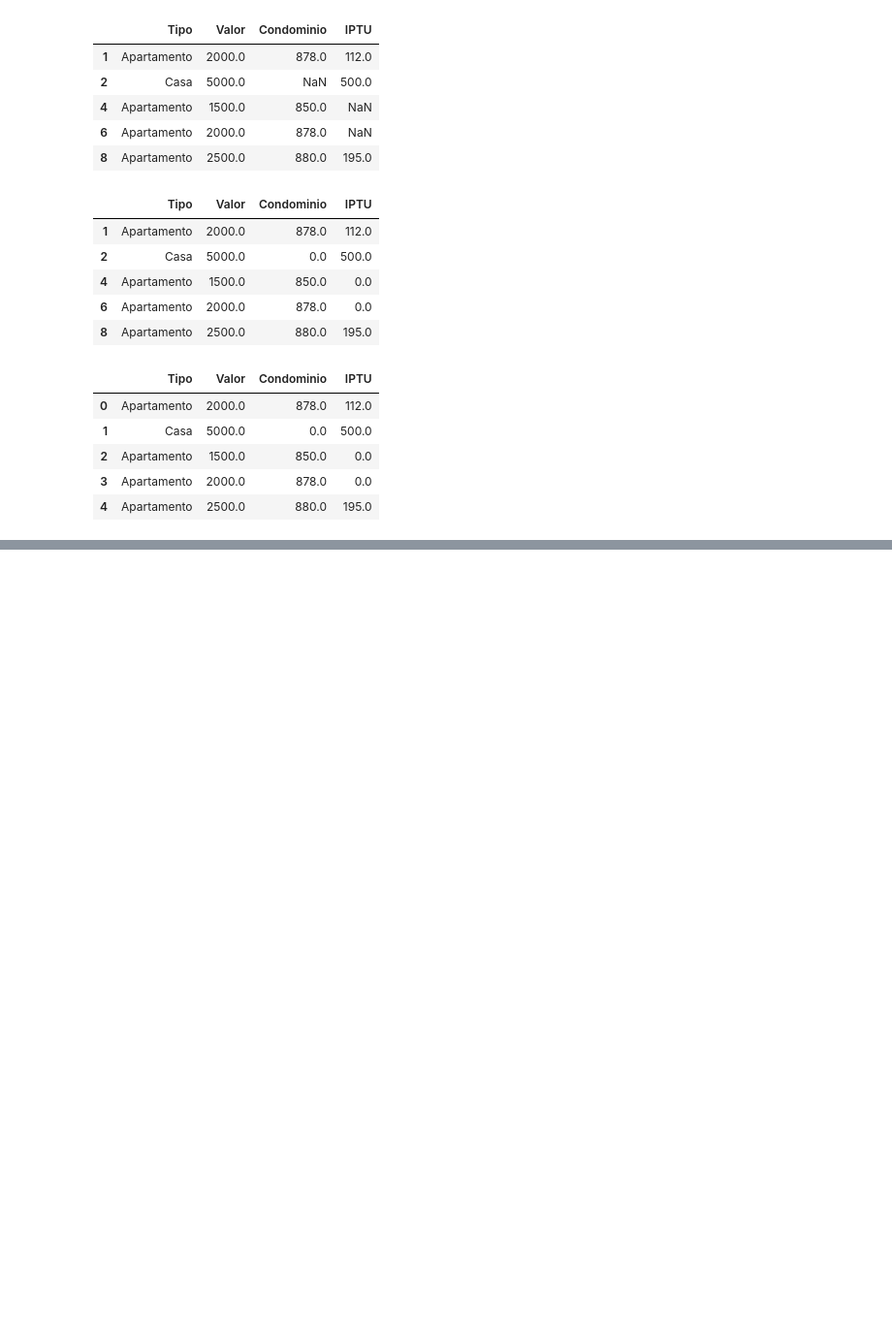
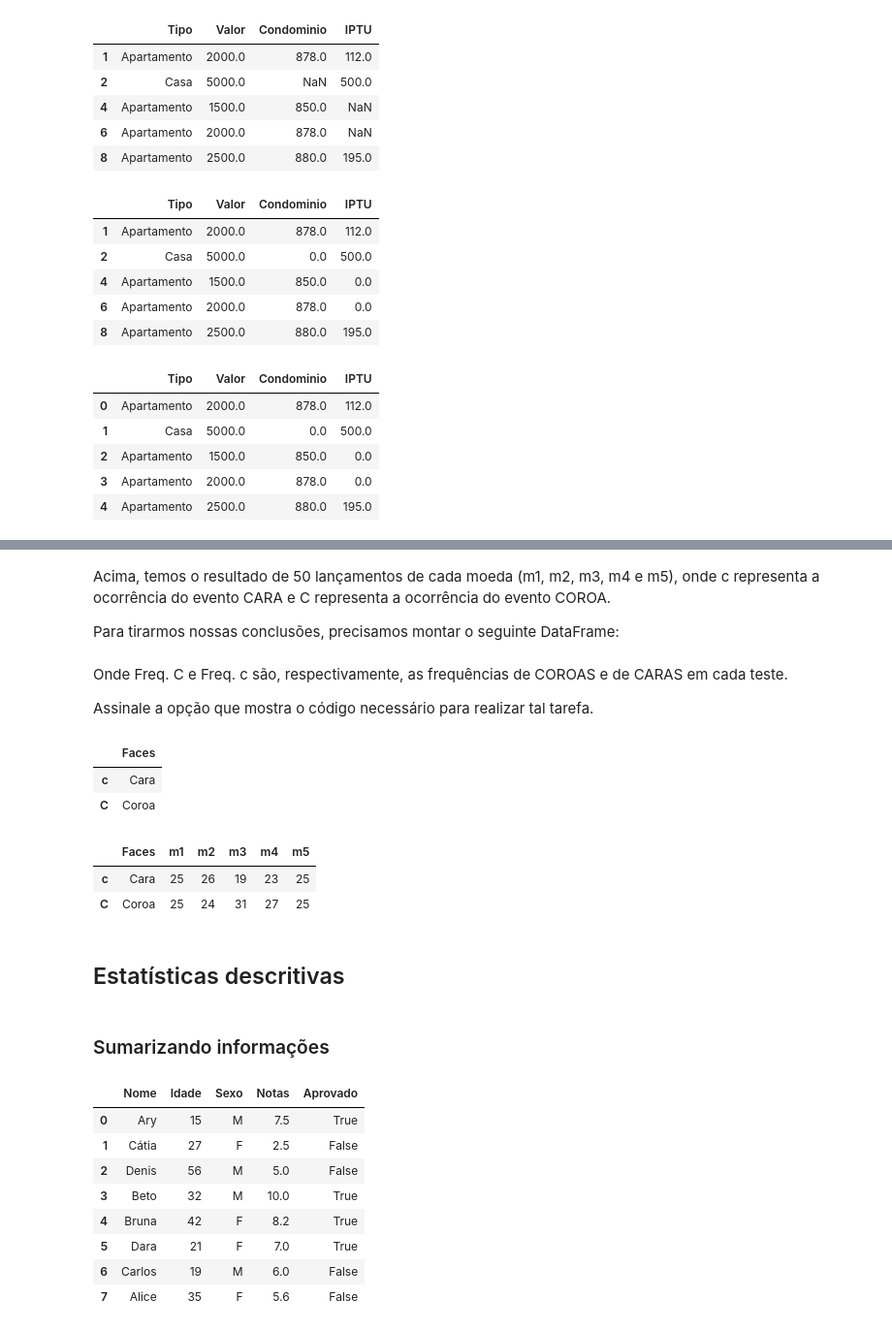
Before and after one commit to biamouras/alura-pandas-ds, a Jupyter notebook: 04_pandas_dados/exercicios.ipynb, the cells around one changed output, grey strips where cells are left out. Shown: that part at 97% size. Saved outputs shown, nothing was run; the diff lists cells and outputs as text; code cells hidden in the pictures; blank space fills up the shorter version.

```diff
--- a/04_pandas_dados/exercicios.ipynb
+++ b/04_pandas_dados/exercicios.ipynb
@@ -264,0 +302,8 @@ imoveis
+# %% [markdown]
+Acima, temos o resultado de 50 lançamentos de cada moeda (m1, m2, m3, m4 e m5), onde c representa a ocorrência do evento CARA e C representa a ocorrência do evento COROA.
+
+Para tirarmos nossas conclusões, precisamos montar o seguinte DataFrame:
+# %% [markdown]
+Onde Freq. C e Freq. c são, respectivamente, as frequências de COROAS e de CARAS em cada teste.
+
+Assinale a opção que mostra o código necessário para realizar tal tarefa.
@@ -264,0 +318,41 @@ imoveis
+# %%
+df = pd.DataFrame(data = ['Cara', 'Coroa'],
+                 index = ['c', 'C'],
+                 columns = ['Faces'])
+df
+# %% [output]
+|  | Faces |
+| c | Cara |
+| C | Coroa |
+# %%
+for item in moedas:
+    df = pd.concat([df, moedas[item].value_counts()],
+                    axis = 1)
+df
+# %% [output]
+|  | Faces | m1 | m2 | m3 | m4 | m5 |
+| c | Cara | 25 | 26 | 19 | 23 | 25 |
+| C | Coroa | 25 | 24 | 31 | 27 | 25 |
+# %% [markdown]
+## Estatísticas descritivas
+# %% [markdown]
+### Sumarizando informações
+# %%
+import pandas as pd
+alunos = pd.DataFrame({'Nome': ['Ary', 'Cátia', 'Denis', 'Beto', 'Bruna', 'Dara', 'Carlos', 'Alice'],
+                        'Sexo': ['M', 'F', 'M', 'M', 'F', 'F', 'M', 'F'],
+                        'Idade': [15, 27, 56, 32, 42, 21, 19, 35],
+                        'Notas': [7.5, 2.5, 5.0, 10, 8.2, 7, 6, 5.6],
+                        'Aprovado': [True, False, False, True, True, True, False, False]},
+                        columns = ['Nome', 'Idade', 'Sexo', 'Notas', 'Aprovado'])
+alunos
+# %% [output]
+|  | Nome | Idade | Sexo | Notas | Aprovado |
+| 0 | Ary | 15 | M | 7.5 | True |
+| 1 | Cátia | 27 | F | 2.5 | False |
+| 2 | Denis | 56 | M | 5.0 | False |
+| 3 | Beto | 32 | M | 10.0 | True |
+| 4 | Bruna | 42 | F | 8.2 | True |
+| 5 | Dara | 21 | F | 7.0 | True |
+| 6 | Carlos | 19 | M | 6.0 | False |
+| 7 | Alice | 35 | F | 5.6 | False |
```
Also changed, not shown: parts of 21 cells of this notebook.
